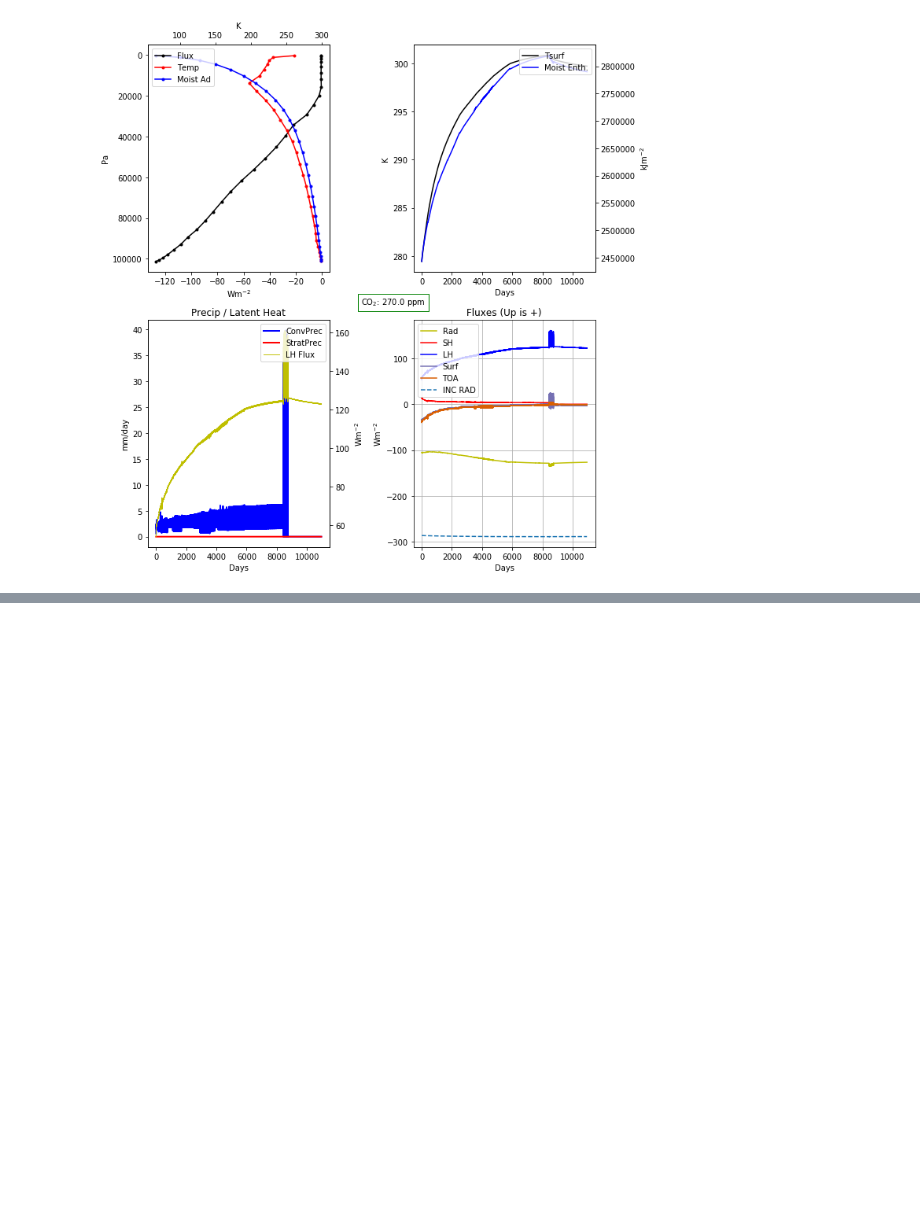
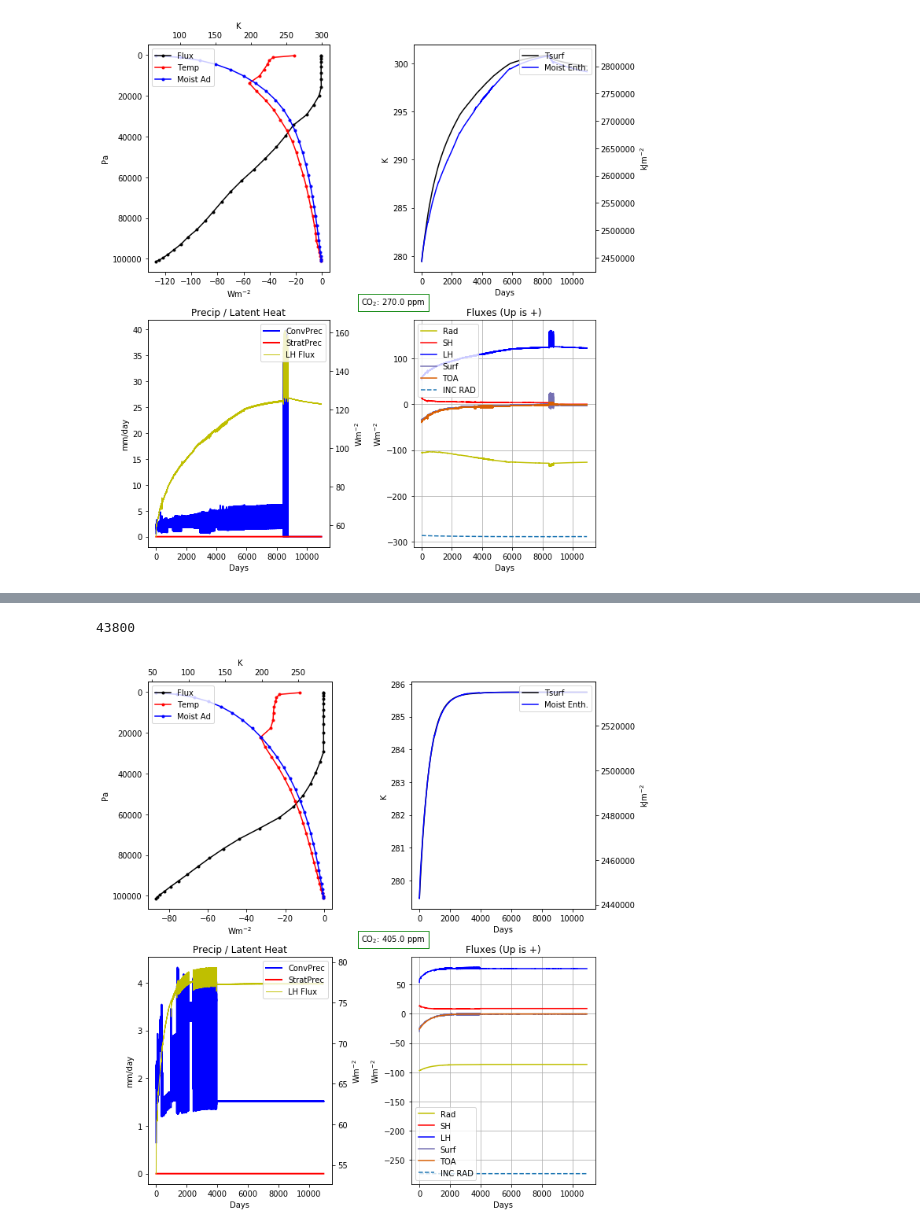
Before and after one commit to HaynesStephens/climproj, a Jupyter notebook: plot_time_series.ipynb, the cells around one changed output, grey strips where cells are left out. Drawn from its saved outputs; the diff is of its cells as text; code cells hidden in the pictures; blank space fills up the shorter version.

```diff
--- a/plot_time_series.ipynb
+++ b/plot_time_series.ipynb
@@ -394,0 +402,5 @@ plot_time_series('i270_335solar', test_dir = 'varying_solar/')
+# %%
+plot_time_series('i405_320solar_cst_q_rad', test_dir = 'varying_co2_cst_q_rad/')
+# %% [output]
+43800
+[figure, added]
```
Also changed, not shown: parts of 2 cells of this notebook, 17 other files.
